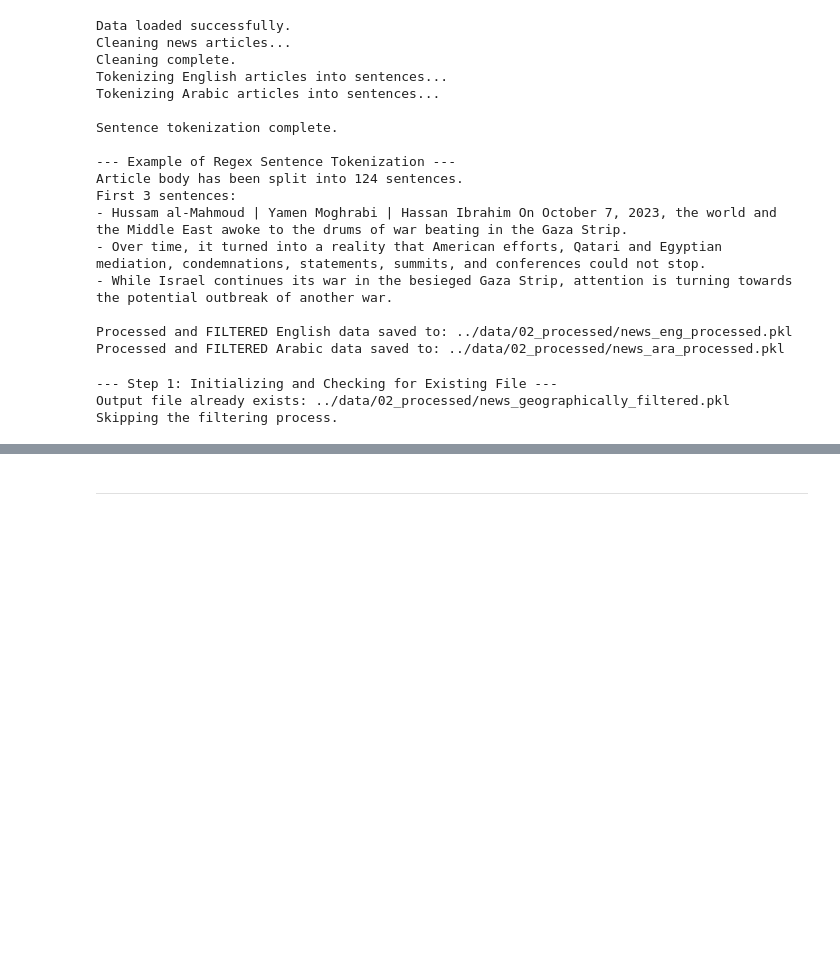
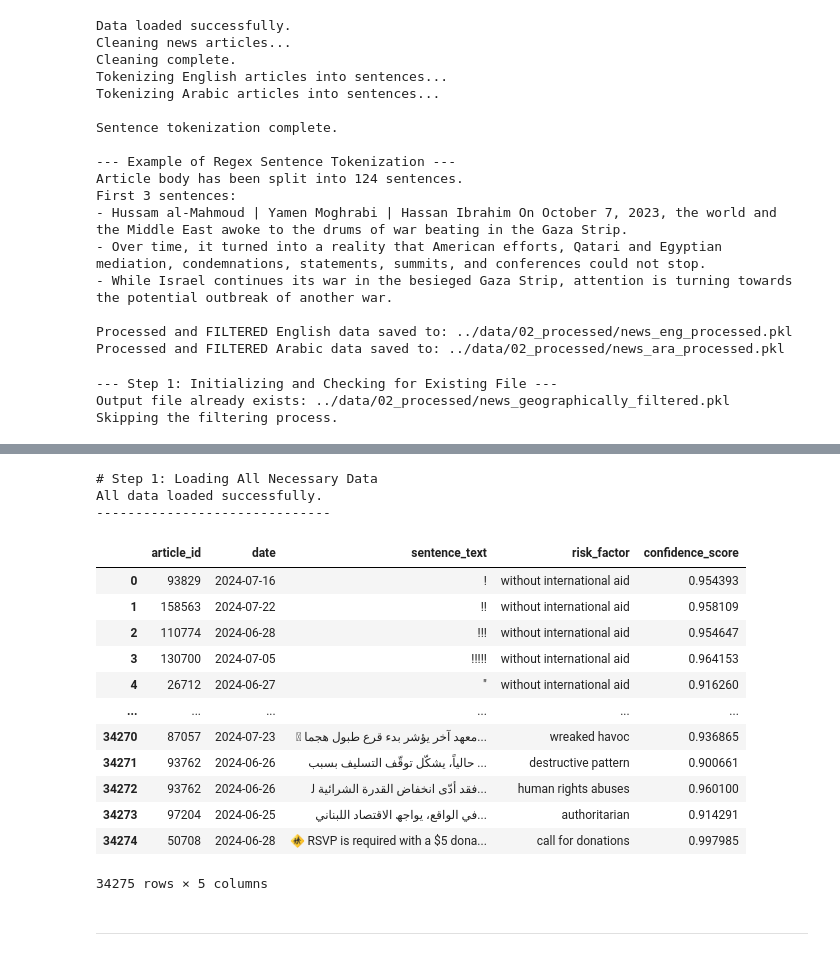
Before and after one commit to AdamPrzychodni/food-crisis-early-warning-system-research, a Jupyter notebook: notebooks/solution_adam_przychodni.ipynb, the cells around one changed output, grey strips where cells are left out. Cells and saved outputs as stored; diff of their text form; code cells hidden in the pictures; blank space fills up the shorter version.

```diff
--- a/notebooks/solution_adam_przychodni.ipynb
+++ b/notebooks/solution_adam_przychodni.ipynb
@@ -394 +441,47 @@ else:
+# %%
+import pandas as pd
+import os
+from transformers import pipeline
+import torch
+import pickle
+import numpy as np
+
+# Step 1: Loading All Necessary Data
+print("# Step 1: Loading All Necessary Data")
+DATA_DIR = '../data'
+MODELS_DIR = os.path.join(DATA_DIR, '03_models')
+PROCESSED_DATA_DIR = os.path.join(DATA_DIR, '02_processed')
+
+df_risk_sentences = pd.read_csv(os.path.join(MODELS_DIR, 'risk_mentions_SAMPLE_FINAL.csv'))
+df_eng = pd.read_pickle(os.path.join(PROCESSED_DATA_DIR, 'news_eng_processed.pkl'))
+df_eng['language'] = 'english'
+df_ara = pd.read_pickle(os.path.join(PROCESSED_DATA_DIR, 'news_ara_processed.pkl'))
+df_ara['language'] = 'arabic'
+if 'article_id' not in df_eng: df_eng['article_id'] = df_eng.index
+if 'article_id' not in df_ara: df_ara['article_id'] = df_ara.index
+df_articles = pd.concat([df_eng, df_ara])
+with open('../data/01_raw/id_english_location_name.pkl', 'rb') as f: eng_locations = pickle.load(f)
+with open('../data/01_raw/id_arabic_location_name.pkl', 'rb') as f: ara_locations = pickle.load(f)
+print("All data loaded successfully.")
+print("-" * 30, "\n")
+# %% [output]
+# Step 1: Loading All Necessary Data
+All data loaded successfully.
+------------------------------
+# %%
+df_risk_sentences
+# %% [output]
+|  | article_id | date | sentence_text | risk_factor | confidence_score |
+| 0 | 93829 | 2024-07-16 | ! | without international aid | 0.954393 |
+| 1 | 158563 | 2024-07-22 | !! | without international aid | 0.958109 |
+| 2 | 110774 | 2024-06-28 | !!! | without international aid | 0.954647 |
+| 3 | 130700 | 2024-07-05 | !!!!! | without international aid | 0.964153 |
+| 4 | 26712 | 2024-06-27 | " | without international aid | 0.916260 |
+| ... | ... | ... | ... | ... | ... |
+| 34270 | 87057 | 2024-07-23 |  معهد آخر يؤشر بدء قرع طبول هجما... | wreaked havoc | 0.936865 |
+| 34271 | 93762 | 2024-06-26 | ﺣﺎﻟﯿﺎً، ﯾﺸﻜّﻞ ﺗﻮﻗّﻒ اﻟﺘﺴﻠﯿﻒ ﺑﺴﺒﺐ ... | destructive pattern | 0.900661 |
+| 34272 | 93762 | 2024-06-26 | ﻓﻘﺪ أدّى اﻧﺨﻔﺎض اﻟﻘﺪرة اﻟﺸﺮاﺋﯿﺔ ﻟ... | human rights abuses | 0.960100 |
+| 34273 | 97204 | 2024-06-25 | ﻓﻲ اﻟﻮاﻗﻊ، ﯾﻮاﺟﮫ اﻻﻗﺘﺼﺎد اﻟﻠﺒﻨﺎﻧﻲ... | authoritarian | 0.914291 |
+| 34274 | 50708 | 2024-06-28 | 🚸 RSVP is required with a $5 dona... | call for donations | 0.997985 |
+34275 rows × 5 columns
 # %%
```
Also changed, not shown: parts of 2 cells of this notebook.
